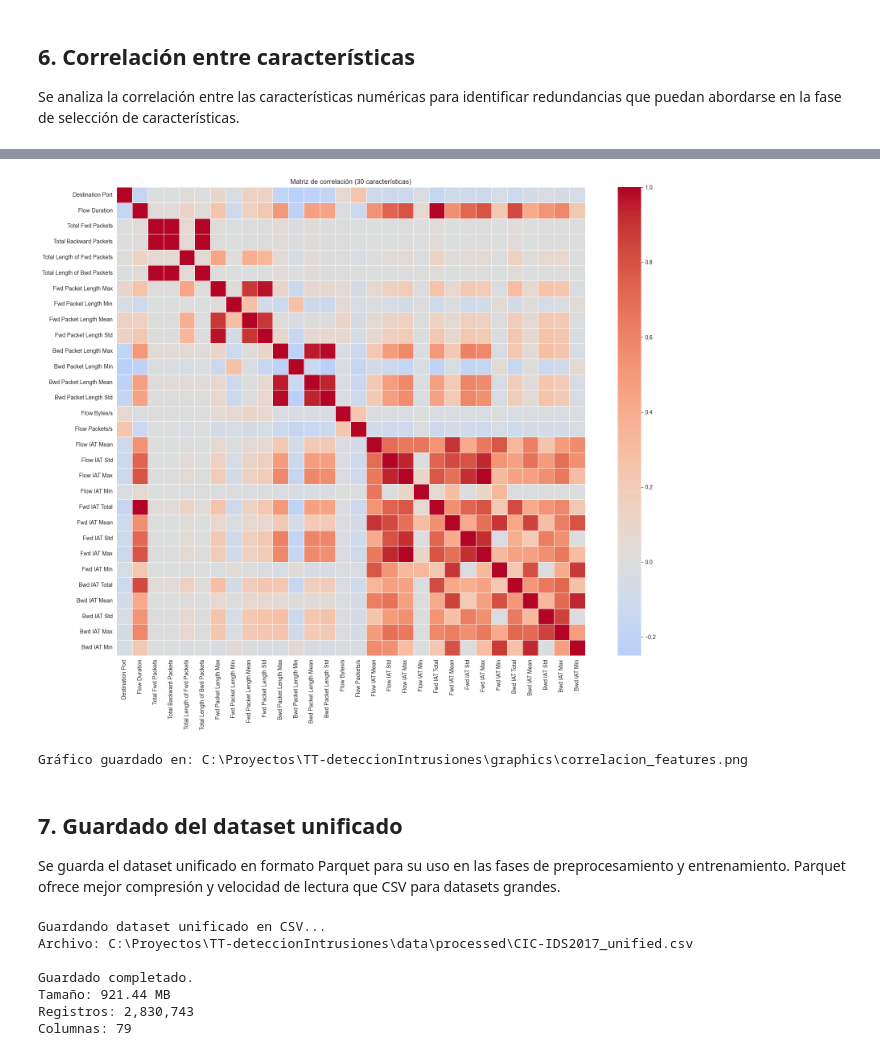
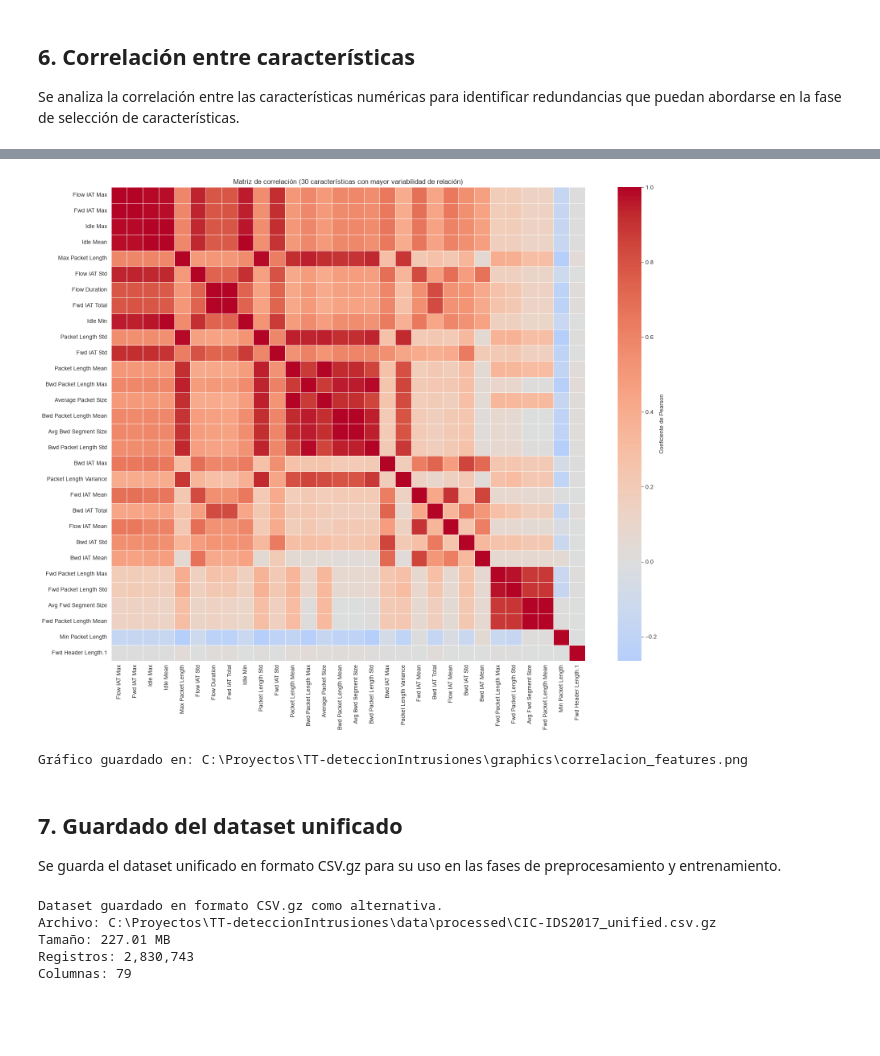
Before and after one commit to Venuz25/TT-deteccionIntrusiones, a Jupyter notebook: 01_exploracion_dataset.ipynb, the cells around one changed output, grey strips where cells are left out. Drawn from its saved outputs; the diff is of its cells as text; code cells hidden in the pictures; blank space fills up the shorter version.

Commit message:
Nootebook de exploracion del dataset

```diff
--- a/01_exploracion_dataset.ipynb
+++ b/01_exploracion_dataset.ipynb
@@ -554,53 +536,58 @@ Pares con correlación absoluta > 0.95: 60
 # %%
 # ============================================================
-# Visualización de correlación (muestra reducida)
+# Visualización de correlación (subconjunto informativo)
 # ============================================================
 
-# Seleccionar un subconjunto de características para visualización
-n_features_plot = 30
-features_plot = numeric_cols[:n_features_plot]
+mean_abs_corr = corr_matrix.abs().mean().sort_values(ascending=False)
+features_plot = mean_abs_corr.index[:30].tolist()
 
 corr_sub = corr_matrix.loc[features_plot, features_plot]
 
 plt.figure(figsize=(18, 14))
-sns.heatmap(corr_sub, annot=False, cmap='coolwarm', center=0,
-            square=True, linewidths=0.5)
-plt.title(f'Matriz de correlación ({n_features_plot} características)')
+sns.heatmap(
+    corr_sub,
+    annot=False,
+    cmap="coolwarm",
+    center=0,
+    square=True,
+    linewidths=0.5,
+    cbar_kws={"label": "Coeficiente de Pearson"}
+)
+
+plt.title("Matriz de correlación (30 características con mayor variabilidad de relación)")
 plt.tight_layout()
-plt.savefig(GRAPHICS_DIR / 'correlacion_features.png', dpi=150, bbox_inches='tight')
+plt.savefig(GRAPHICS_DIR / "correlacion_features.png", dpi=150, bbox_inches="tight")
 plt.show()
 
 print(f"Gráfico guardado en: {GRAPHICS_DIR / 'correlacion_features.png'}")
 # %% [output]
-[figure, old version]
+[figure, new version]
 Gráfico guardado en: C:\Proyectos\TT-deteccionIntrusiones\graphics\correlacion_features.png
 # %% [markdown]
 ## 7. Guardado del dataset unificado
 
-Se guarda el dataset unificado en formato Parquet para su uso en las fases de preprocesamiento y entrenamiento. Parquet ofrece mejor compresión y velocidad de lectura que CSV para datasets grandes.
+Se guarda el dataset unificado en formato CSV.gz para su uso en las fases de preprocesamiento y entrenamiento.
 # %%
 # ============================================================
-# Guardado del dataset unificado en CSV
+# Guardado del dataset unificado
 # ============================================================
 
-output_csv = PROCESSED_DIR / "CIC-IDS2017_unified.csv"
+csvgz_path = PROCESSED_DIR / "CIC-IDS2017_unified.csv.gz"
 
-print("Guardando dataset unificado en CSV...")
-print(f"Archivo: {output_csv}")
+try:
+    df_full.to_csv(csvgz_path, index=False, compression="gzip")
+    file_size = csvgz_path.stat().st_size / (1024 ** 2)
+    print("\nDataset guardado en formato CSV.gz como alternativa.")
+    print(f"Archivo: {csvgz_path}")
+    print(f"Tamaño: {file_size:.2f} MB")
 
-df_full.to_csv(output_csv, index=False)
-
-file_size_mb = output_csv.stat().st_size / (1024 ** 2)
-
-print("\nGuardado completado.")
-print(f"Tamaño: {file_size_mb:.2f} MB")
-print(f"Registros: {len(df_full):,}")
-print(f"Columnas: {len(df_full.columns)}")
+    print(f"Registros: {len(df_full):,}")
+    print(f"Columnas: {len(df_full.columns)}")
+except Exception as e:
+    print(f"[ERROR] No se pudo guardar en CSV.gz: {e}")
 # %% [output]
-Guardando dataset unificado en CSV...
-Archivo: C:\Proyectos\TT-deteccionIntrusiones\data\processed\CIC-IDS2017_unified.csv
-
-Guardado completado.
-Tamaño: 921.44 MB
+Dataset guardado en formato CSV.gz como alternativa.
+Archivo: C:\Proyectos\TT-deteccionIntrusiones\data\processed\CIC-IDS2017_unified.csv.gz
+Tamaño: 227.01 MB
 Registros: 2,830,743
 Columnas: 79
```
Also changed, not shown: parts of 14 cells of this notebook, 4 other files.
